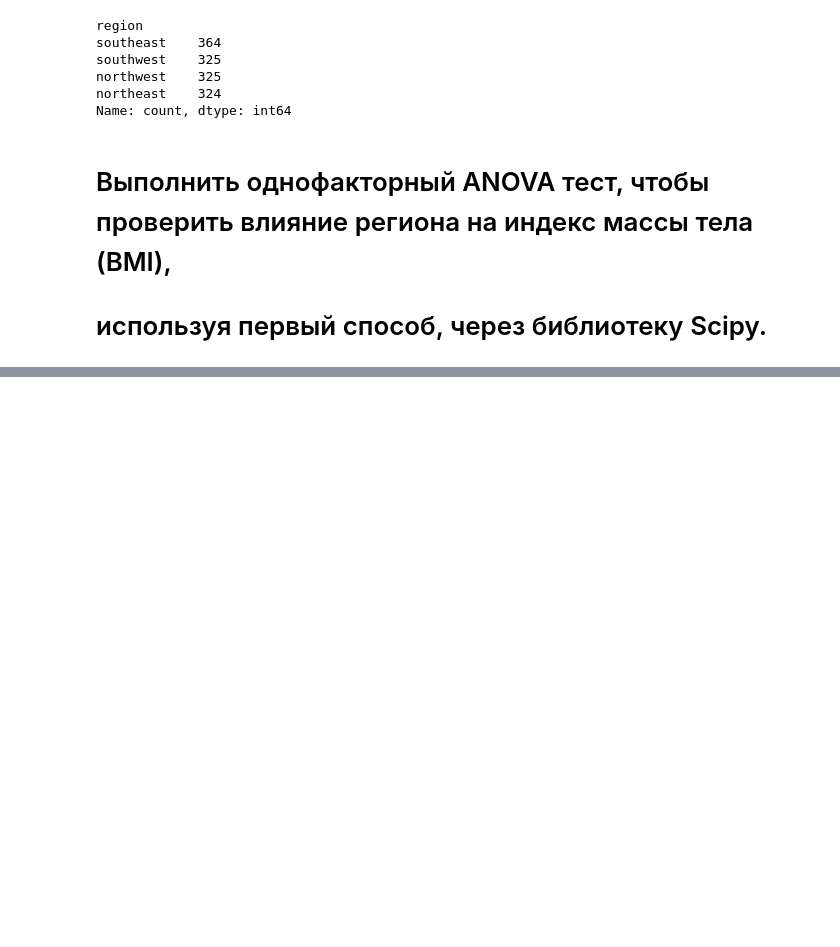
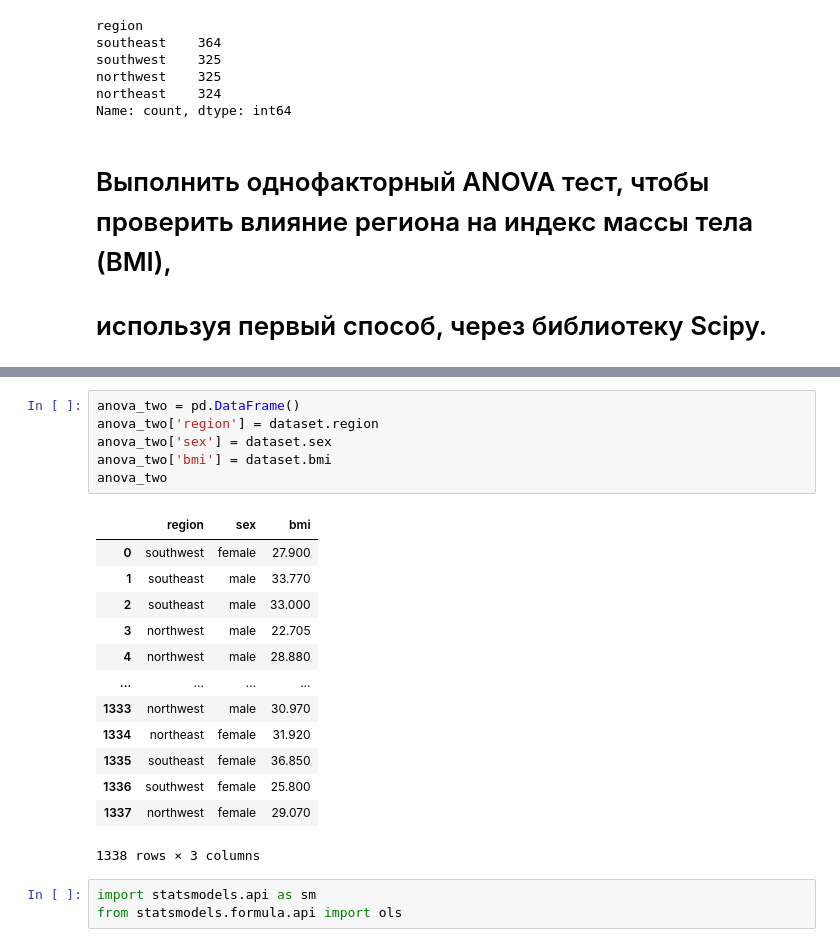
Before and after one commit to FilippYV/Big_Data_analysis_technologies_and_tools, a Jupyter notebook: Practical_work/Pr_4.ipynb, the cells around one changed output, grey strips where cells are left out. Saved outputs shown, nothing was run; the diff lists cells and outputs as text; blank space fills up the shorter version.

```diff
--- a/Practical_work/Pr_4.ipynb
+++ b/Practical_work/Pr_4.ipynb
@@ -541,0 +685,23 @@ Name: count, dtype: int64
+# %%
+anova_two = pd.DataFrame()
+anova_two['region'] = dataset.region
+anova_two['sex'] = dataset.sex
+anova_two['bmi'] = dataset.bmi
+anova_two
+# %% [output]
+|  | region | sex | bmi |
+| 0 | southwest | female | 27.900 |
+| 1 | southeast | male | 33.770 |
+| 2 | southeast | male | 33.000 |
+| 3 | northwest | male | 22.705 |
+| 4 | northwest | male | 28.880 |
+| ... | ... | ... | ... |
+| 1333 | northwest | male | 30.970 |
+| 1334 | northeast | female | 31.920 |
+| 1335 | southeast | female | 36.850 |
+| 1336 | southwest | female | 25.800 |
+| 1337 | northwest | female | 29.070 |
+1338 rows × 3 columns
+# %%
+import statsmodels.api as sm
+from statsmodels.formula.api import ols
```
Also changed, not shown: parts of 28 cells of this notebook, 1 other file.
